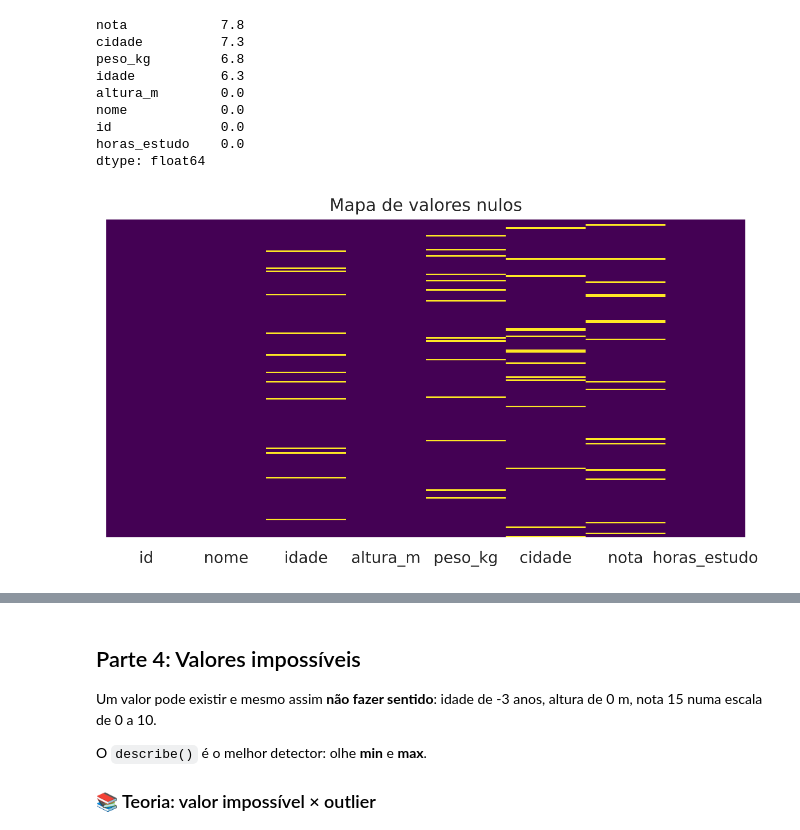
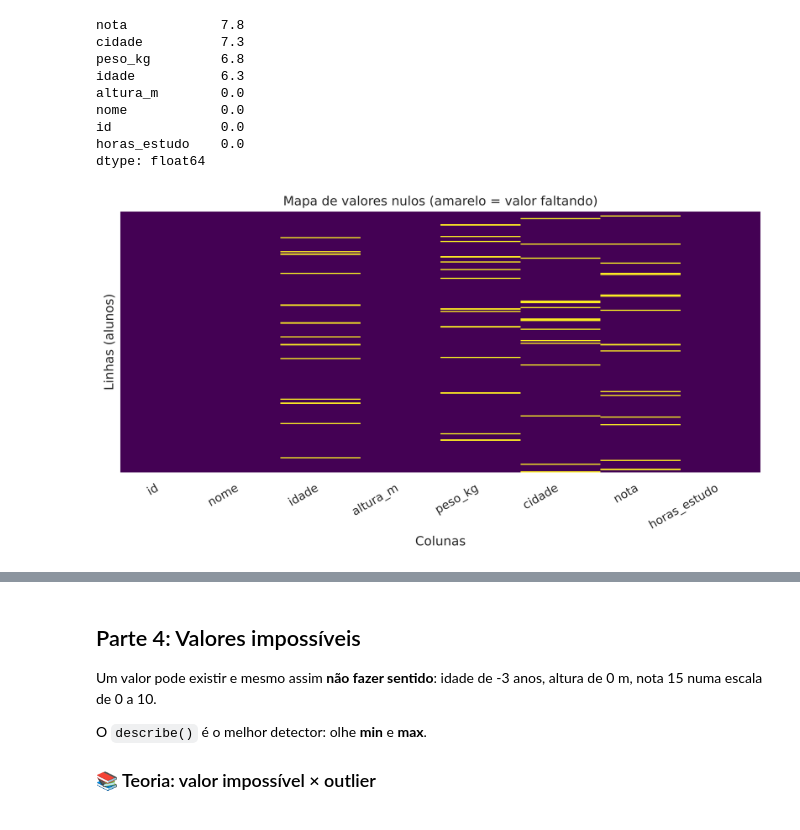
Before and after one commit to fabioluisstein/estudos, a Jupyter notebook: data-wrangling/tutorial_data_wrangling.ipynb, the cells around one changed output, grey strips where cells are left out. Cells and saved outputs as stored; diff of their text form; code cells hidden in the pictures.

```diff
--- a/data-wrangling/tutorial_data_wrangling.ipynb
+++ b/data-wrangling/tutorial_data_wrangling.ipynb
@@ -284,7 +286,7 @@ O jeito mais fácil é avisar o pandas **na hora de ler o arquivo**, com `na_val
 - `na_values=[...]` diz ao pandas: "trate estes valores como nulos durante a leitura".
 - Colocamos `-999` como número **e** como texto (`"-999"`) para garantir.
 # %%
-disfarces = ["?", "N/A", "sem info", -999, "-999"]
+disfarces = ["?", "não informado", "sem info", -999, "-999"]
 df = pd.read_csv("alunos_sujo.csv", na_values=disfarces)
 
 df.isna().sum()
@@ -350,9 +352,13 @@ horas_estudo    0.0
 dtype: float64
 # %%
 # Visualizando onde estão os nulos (cada faixa clara = um valor faltando)
-plt.figure(figsize=(8, 4))
+plt.figure(figsize=(9, 5))
 sns.heatmap(df.isna(), cbar=False, yticklabels=False, cmap="viridis")
-plt.title("Mapa de valores nulos")
+plt.title("Mapa de valores nulos (amarelo = valor faltando)")
+plt.xlabel("Colunas")
+plt.ylabel("Linhas (alunos)")
+plt.xticks(rotation=30, ha="right")
+plt.tight_layout()
 plt.show()
 # %% [output]
-[figure, old version]
+[figure, new version]
```
Also changed, not shown: parts of 7 cells of this notebook, 1 other file.
